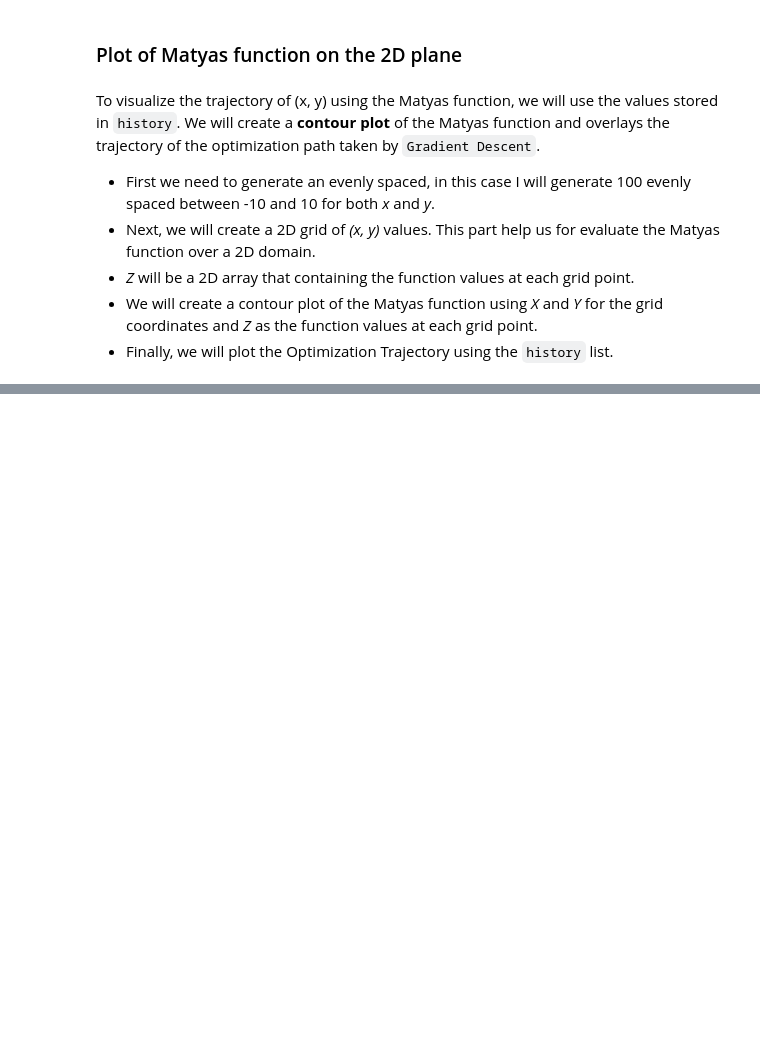
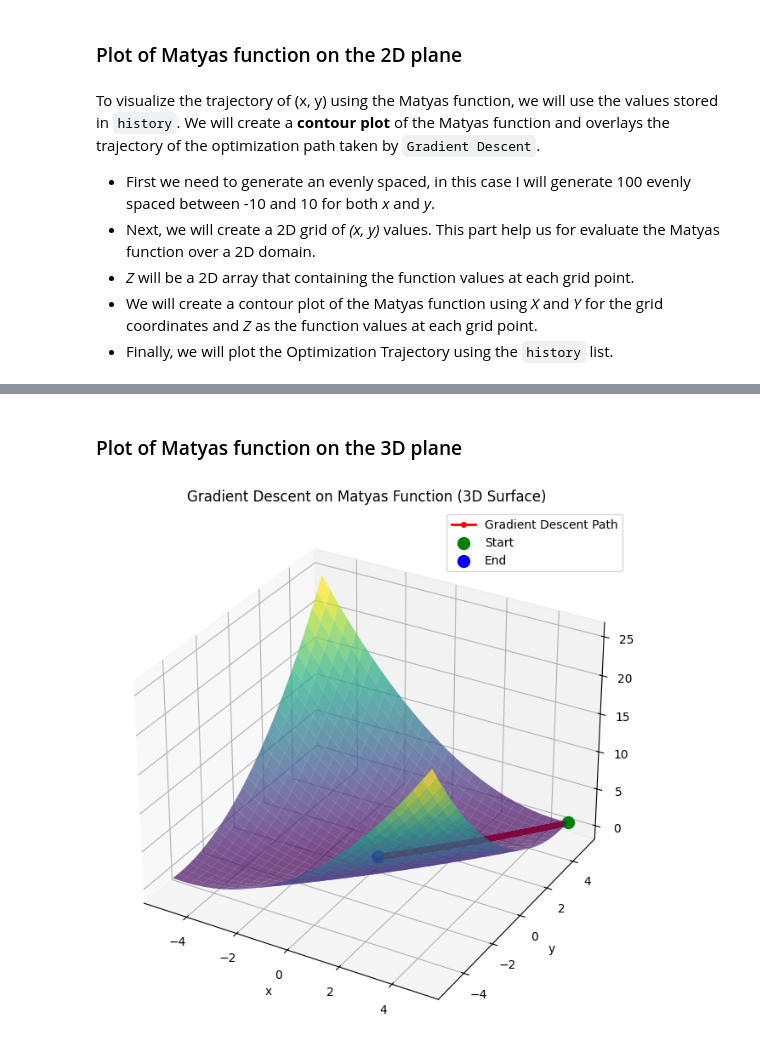
Before and after one commit to omarguzmanm/gradient-descent, a Jupyter notebook: main.ipynb, the cells around one changed output, grey strips where cells are left out. Cells and saved outputs as stored; diff of their text form; code cells hidden in the pictures; blank space fills up the shorter version.

Commit message:
feat: add 3d plot

```diff
--- a/main.ipynb
+++ b/main.ipynb
@@ -117,0 +118,38 @@ plt.show()
+# %% [markdown]
+### Plot of Matyas function on the 3D plane
+# %%
+x = np.linspace(-5, 5, 30)
+y = np.linspace(-5, 5, 30)
+X, Y = np.meshgrid(x, y)
+
+Z = f_matyas(X, Y)
+
+# Create a 3D plot
+fig = plt.figure(figsize=(12, 8))
+ax = fig.add_subplot(111, projection='3d')
+
+ax.plot_surface(X, Y, Z, cmap='viridis', alpha=0.7)
+
+# Plot the optimization trajectory (from history)
+history = np.array(history)
+ax.plot(history[:, 0], history[:, 1], f_matyas(history[:, 0], history[:, 1]),
+        'r.-', label='Gradient Descent Path', linewidth=2, markersize=8)
+
+# Mark the start and end points
+ax.scatter(history[0, 0], history[0, 1], f_matyas(history[0, 0], history[0, 1]),
+           color='green', s=100, label='Start')
+ax.scatter(history[-1, 0], history[-1, 1], f_matyas(history[-1, 0], history[-1, 1]),
+           color='blue', s=100, label='End')
+
+ax.set_xlabel('x')
+ax.set_ylabel('y')
+ax.set_zlabel('z')
+ax.set_title('Gradient Descent on Matyas Function (3D Surface)')
+
+# Add a legend
+ax.legend()
+
+# Show the plot
+plt.show()
+# %% [output]
+[figure, added]
```
Also changed, not shown: parts of 1 cell of this notebook.
